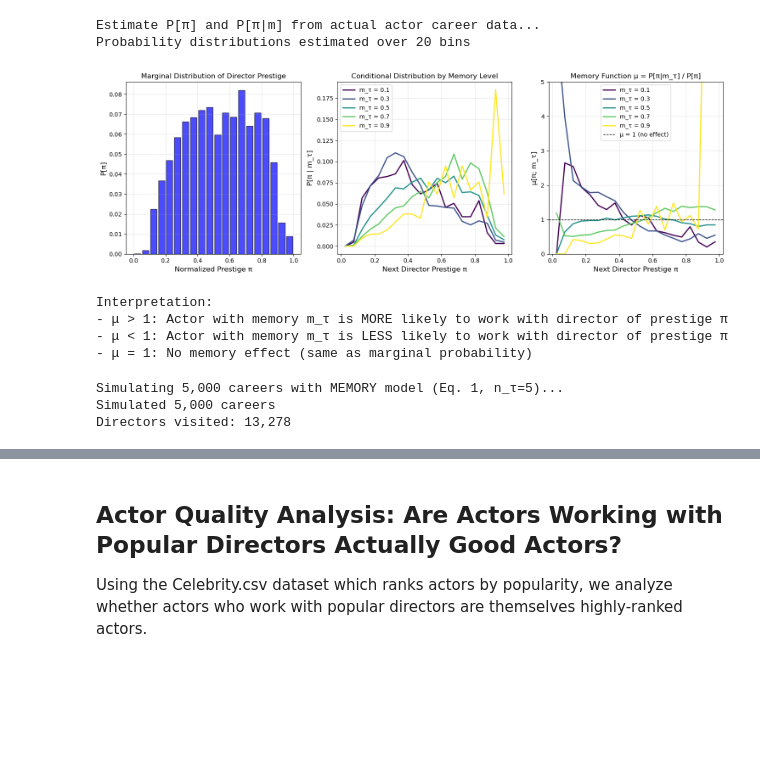
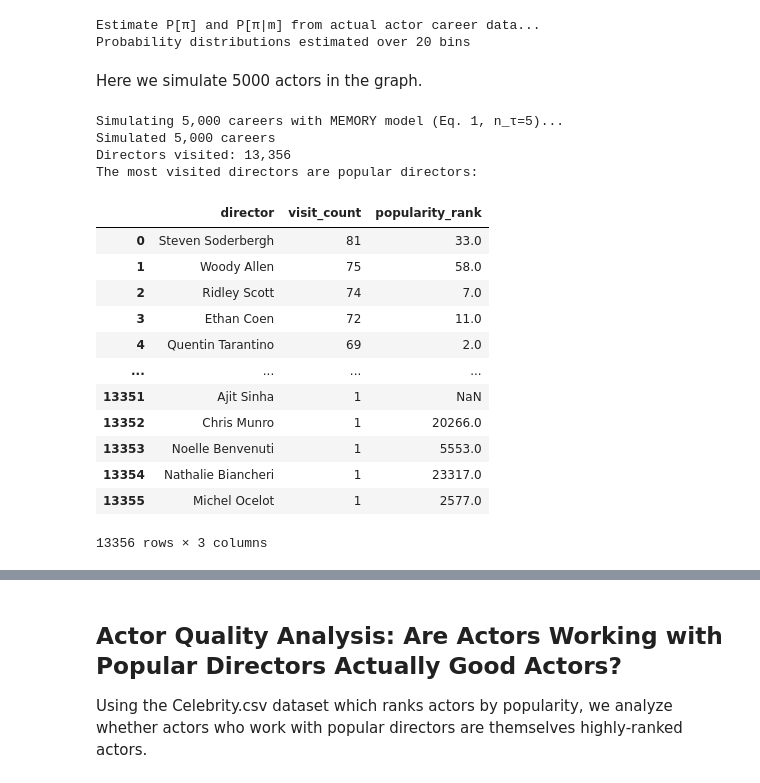
Before and after one commit to dh-anna/Social_Graph_Final_Project, a Jupyter notebook: Director_Director_Graph/Director_Director_Graph.ipynb, the cells around one changed output, grey strips where cells are left out. Cells and saved outputs as stored; diff of their text form; code cells hidden in the pictures; blank space fills up the shorter version.

```diff
--- a/Director_Director_Graph/Director_Director_Graph.ipynb
+++ b/Director_Director_Graph/Director_Director_Graph.ipynb
@@ -1125,31 +550,39 @@ print(f"Probability distributions estimated over {n_bins} bins")
 # %% [output]
 Estimate P[π] and P[π|m] from actual actor career data...
 Probability distributions estimated over 20 bins
-# %%
-from Director_Director_Graph.director_graph_functions import visualize_memory_effect
-
-visualize_memory_effect(prestige_bins,P_pi, P_pi_given_m)
-# %% [output]
-[figure, removed]
-Interpretation:
-- μ > 1: Actor with memory m_τ is MORE likely to work with director of prestige π
-- μ < 1: Actor with memory m_τ is LESS likely to work with director of prestige π
-- μ = 1: No memory effect (same as marginal probability)
+# %% [markdown]
+Here we simulate 5000 actors in the graph.
 # %%
 from Director_Director_Graph.director_graph_functions import memory_random_walk_eq1, simulating_careers
 import random
 
 # Simulate careers with memory model
 print("Simulating 5,000 careers with MEMORY model (Eq. 1, n_τ=5)...")
 np.random.seed(42)
 random.seed(42)
 
 starting_directors = [d for d in director_graph.nodes() if director_graph.out_degree(d) > 0]
-memory_visits, memory_careers = simulating_careers(director_graph, prestige_min, prestige_max,prestige_bins, P_pi_given_m, P_pi,director_prestige,n_steps=10,n_tau=5, transition_probs=transition_probs)
+memory_visits, memory_careers, visit_df = simulating_careers(director_graph, director_popularity, prestige_min, prestige_max,prestige_bins, P_pi_given_m, P_pi,director_prestige,n_steps=10,n_tau=5, transition_probs=transition_probs)
 
 print(f"Simulated {len(memory_careers):,} careers")
 print(f"Directors visited: {len(memory_visits):,}")
+print(f"The most visited directors are popular directors:")
+visit_df
 # %% [output]
 Simulating 5,000 careers with MEMORY model (Eq. 1, n_τ=5)...
 Simulated 5,000 careers
-Directors visited: 13,278
+Directors visited: 13,356
+The most visited directors are popular directors:
+|  | director | visit_count | popularity_rank |
+| 0 | Steven Soderbergh | 81 | 33.0 |
+| 1 | Woody Allen | 75 | 58.0 |
+| 2 | Ridley Scott | 74 | 7.0 |
+| 3 | Ethan Coen | 72 | 11.0 |
+| 4 | Quentin Tarantino | 69 | 2.0 |
+| ... | ... | ... | ... |
+| 13351 | Ajit Sinha | 1 | NaN |
+| 13352 | Chris Munro | 1 | 20266.0 |
+| 13353 | Noelle Benvenuti | 1 | 5553.0 |
+| 13354 | Nathalie Biancheri | 1 | 23317.0 |
+| 13355 | Michel Ocelot | 1 | 2577.0 |
+13356 rows × 3 columns
```
Also changed, not shown: parts of 54 cells of this notebook, 9 other files.
